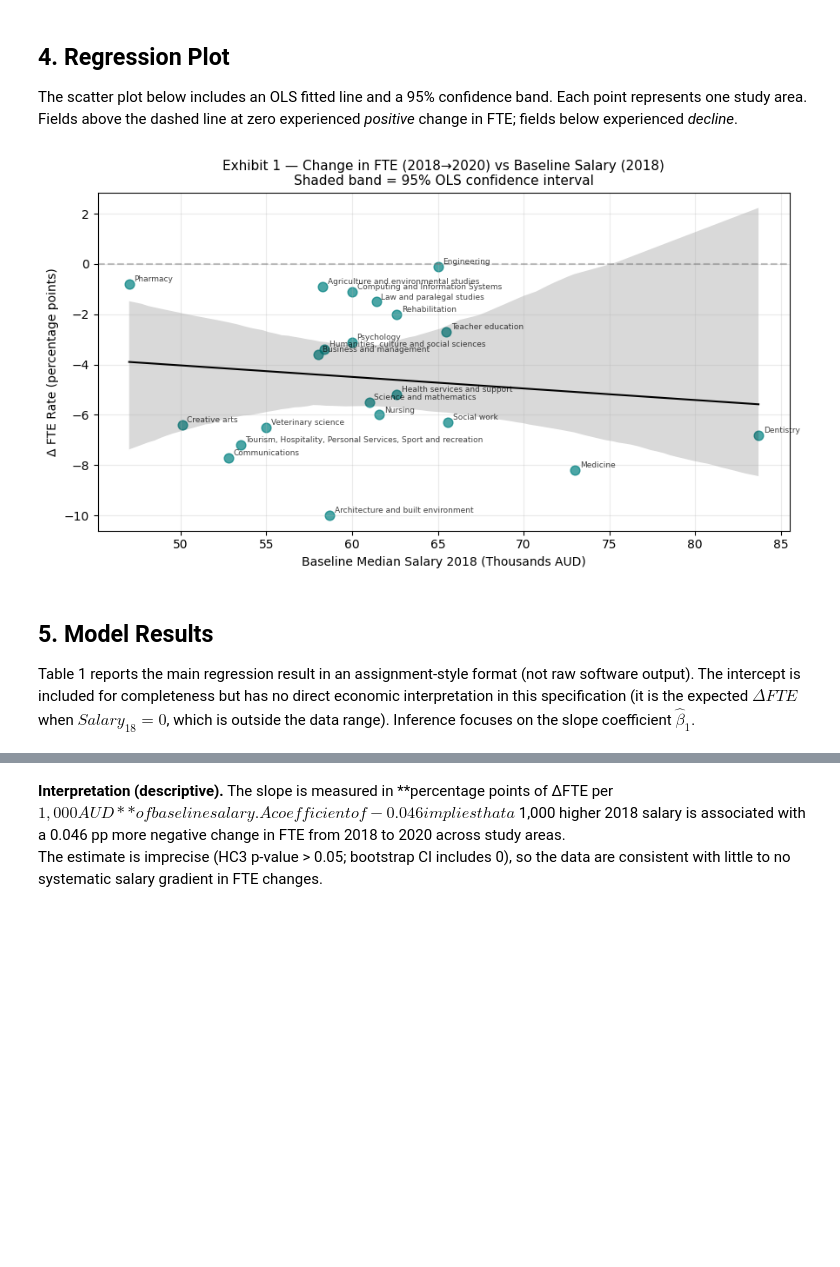
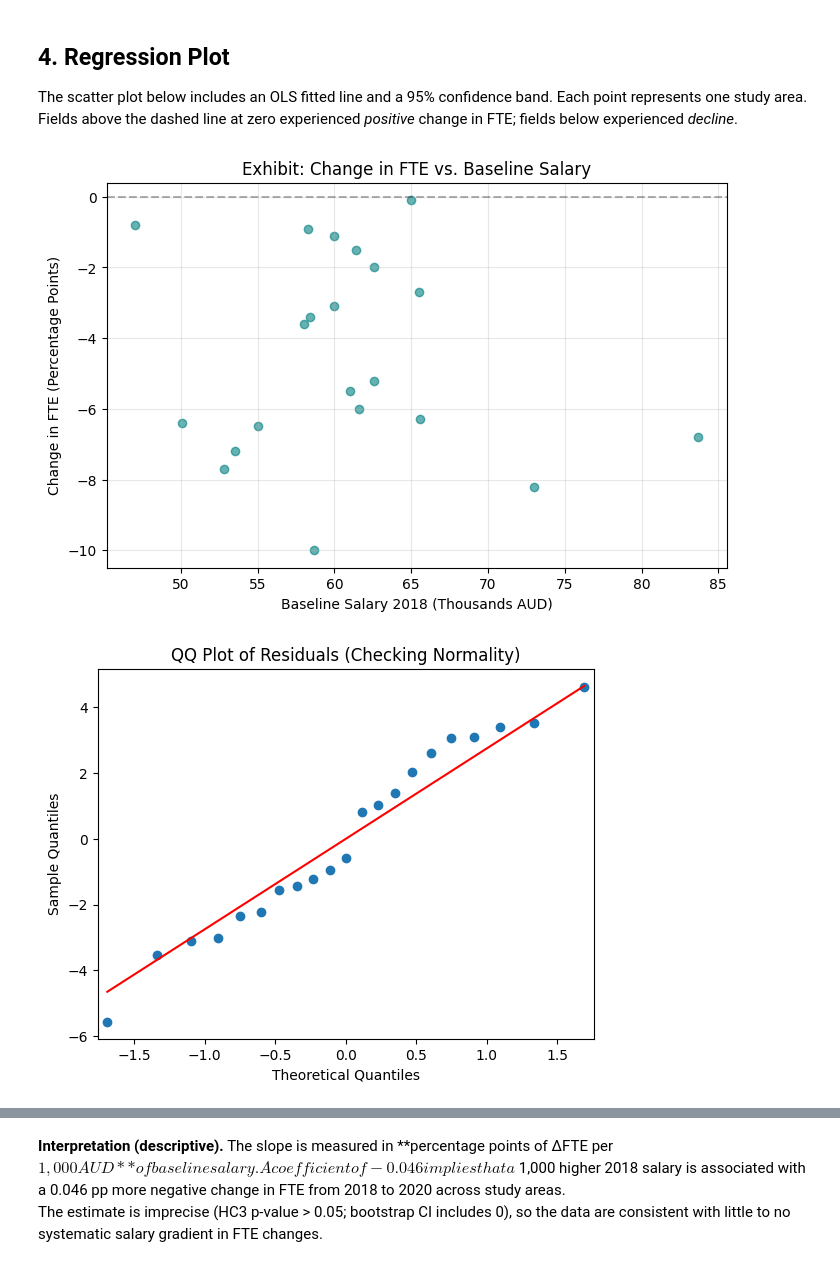
Before and after one commit to atikahtajarimim/ecc3479-project, a Jupyter notebook: code/econometric_analysis.ipynb, the cells around one changed output, grey strips where cells are left out. Cells and saved outputs as stored; diff of their text form; code cells hidden in the pictures; blank space fills up the shorter version.

```diff
--- a/code/econometric_analysis.ipynb
+++ b/code/econometric_analysis.ipynb
@@ -143,43 +117,25 @@ The scatter plot below includes an OLS fitted line and a 95% confidence band.
 Each point represents one study area.
 Fields above the dashed line at zero experienced *positive* change in FTE; fields below experienced *decline*.
 # %%
-# ── Regression: define X and y, fit with HC3 robust SEs ─────────────────────
-y = df["delta_fte"]
-X = sm.add_constant(df["Salary_18_k"])
-model = sm.OLS(y, X).fit(cov_type="HC3")
+# Visualization: Scatter plot of the raw relationship
+plt.figure(figsize=(8,5))
+plt.scatter(df['Salary_18_k'], df['delta_fte'], color='teal', alpha=0.6)
+plt.axhline(0, color='black', linestyle='--', alpha=0.3)
+plt.xlabel('Baseline Salary 2018 (Thousands AUD)')
+plt.ylabel('Change in FTE (Percentage Points)')
+plt.title('Exhibit: Change in FTE vs. Baseline Salary')
+plt.grid(True, alpha=0.3)
+plt.show()
 
-# ── Regression plot: fitted line + 95 % CI ─────────────────────────────────
-fig, ax = plt.subplots(figsize=(9, 5))
-sns.regplot(
-    data=df, x="Salary_18_k", y="delta_fte",
-    scatter_kws={"alpha": 0.7, "color": "teal", "s": 60},
-    line_kws={"color": "black", "linewidth": 1.5},
-    ci=95, ax=ax
-)
-ax.axhline(0, color="dimgrey", linestyle="--", alpha=0.4)
+# Define and run regression
+y = df['delta_fte']
+X = sm.add_constant(df['Salary_18_k'])
+model = sm.OLS(y, X).fit(cov_type='HC3')
 
-for _, row in df.iterrows():
-    ax.annotate(
-        row["Study_Area"],
-        xy=(row["Salary_18_k"], row["delta_fte"]),
-        xytext=(4, 2), textcoords="offset points",
-        fontsize=6.5, alpha=0.75
-    )
-
-ax.set_title("Exhibit 1 — Change in FTE (2018→2020) vs Baseline Salary (2018)\n"
-             "Shaded band = 95% OLS confidence interval", fontsize=11)
-ax.set_xlabel("Baseline Median Salary 2018 (Thousands AUD)")
-ax.set_ylabel("Δ FTE Rate (percentage points)")
-ax.grid(True, alpha=0.25)
-plt.tight_layout()
-fig.savefig(RESULTS_DIR / "exhibit1_regplot.png", dpi=300, bbox_inches="tight")
+# Display Model Diagnostics
+sm.qqplot(model.resid, line="s")
+plt.title('QQ Plot of Residuals (Checking Normality)')
 plt.show()
 # %% [output]
-[figure, old version]
+[figure, new version]
+[figure, added]
-# %% [markdown]
-<a id='results'></a>
-## 5. Model Results
-
-Table 1 reports the main regression result in an assignment-style format (not raw software output).
-The intercept is included for completeness but has no direct economic interpretation in this specification (it is the expected $\Delta FTE$ when $Salary_{18} = 0$, which is outside the data range).
-Inference focuses on the slope coefficient $\hat{\beta}_1$.
```
Also changed, not shown: parts of 8 cells of this notebook.
